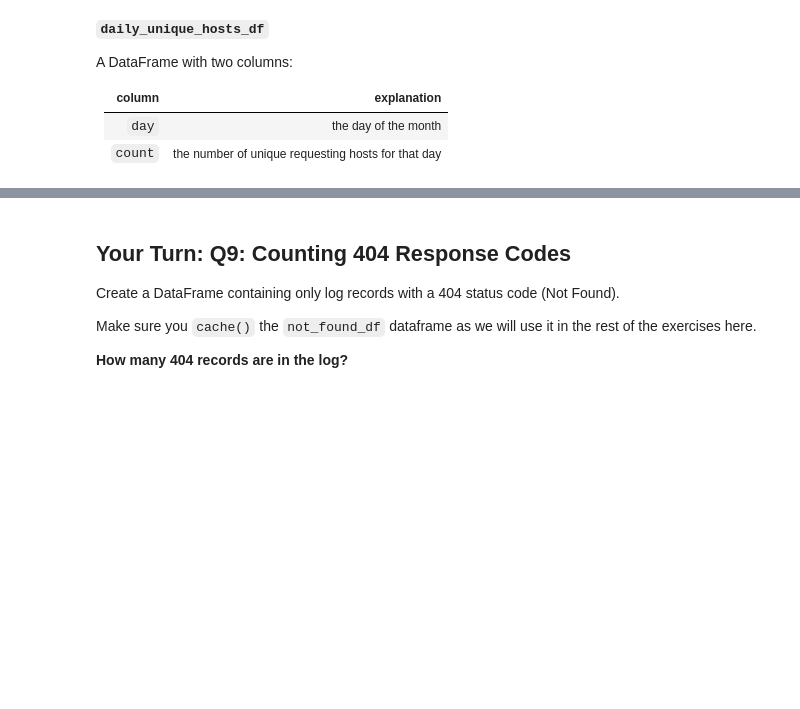
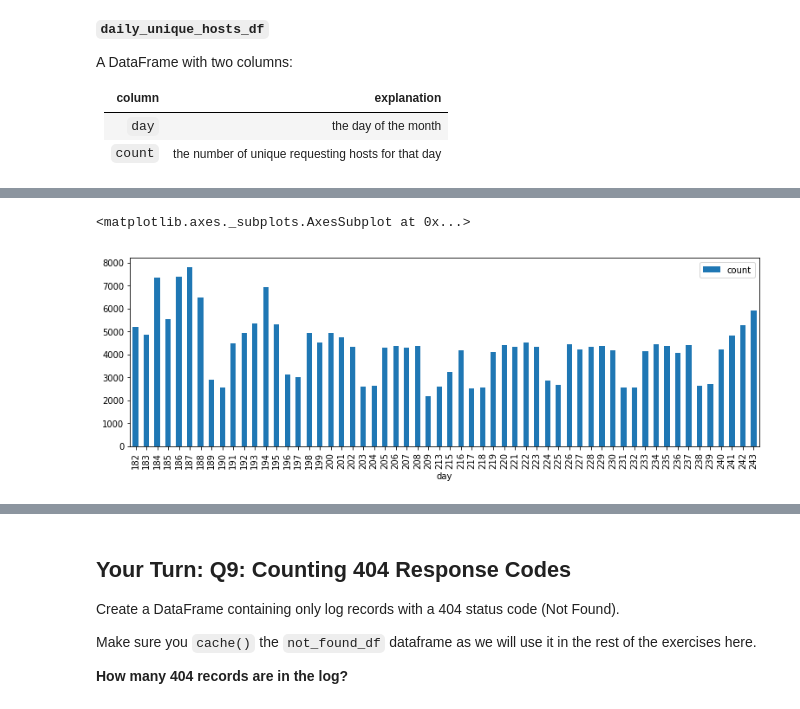
Before and after one commit to yungnien/Springboard, a Jupyter notebook: springboard-aic-mini-projects-public/aic-5_8_5-data-wrangling-with-spark-mini-project/Mini_Project_Data_Wrangling_at_Scale_with_Spark.ipynb, the cells around one changed output, grey strips where cells are left out. Cells and saved outputs as stored; diff of their text form; code cells hidden in the pictures; blank space fills up the shorter version.

````diff
--- a/springboard-aic-mini-projects-public/aic-5_8_5-data-wrangling-with-spark-mini-project/Mini_Project_Data_Wrangling_at_Scale_with_Spark.ipynb
+++ b/springboard-aic-mini-projects-public/aic-5_8_5-data-wrangling-with-spark-mini-project/Mini_Project_Data_Wrangling_at_Scale_with_Spark.ipynb
@@ -932,5 +954,5 @@ unicomp6.unicomp.net 1
 ```
 # %%
 host_day_df = logs_df.select(logs_df.host,
-                             F.dayofmonth('time').alias('day'))
+                             F.dayofyear(logs_df.time).alias('day'))
 host_day_df.show(5, truncate=False)
@@ -961,2 +1010,5 @@ daily_hosts_df.T
 # %%
-daily_hosts_df.plot(x='day', y='count', kind='line')
+daily_hosts_df.plot(x='day', y='count', kind='bar', figsize=(13, 4))
+# %% [output]
+<matplotlib.axes._subplots.AxesSubplot at 0x...>
+[figure, added]
````
Also changed, not shown: parts of 22 cells of this notebook.
